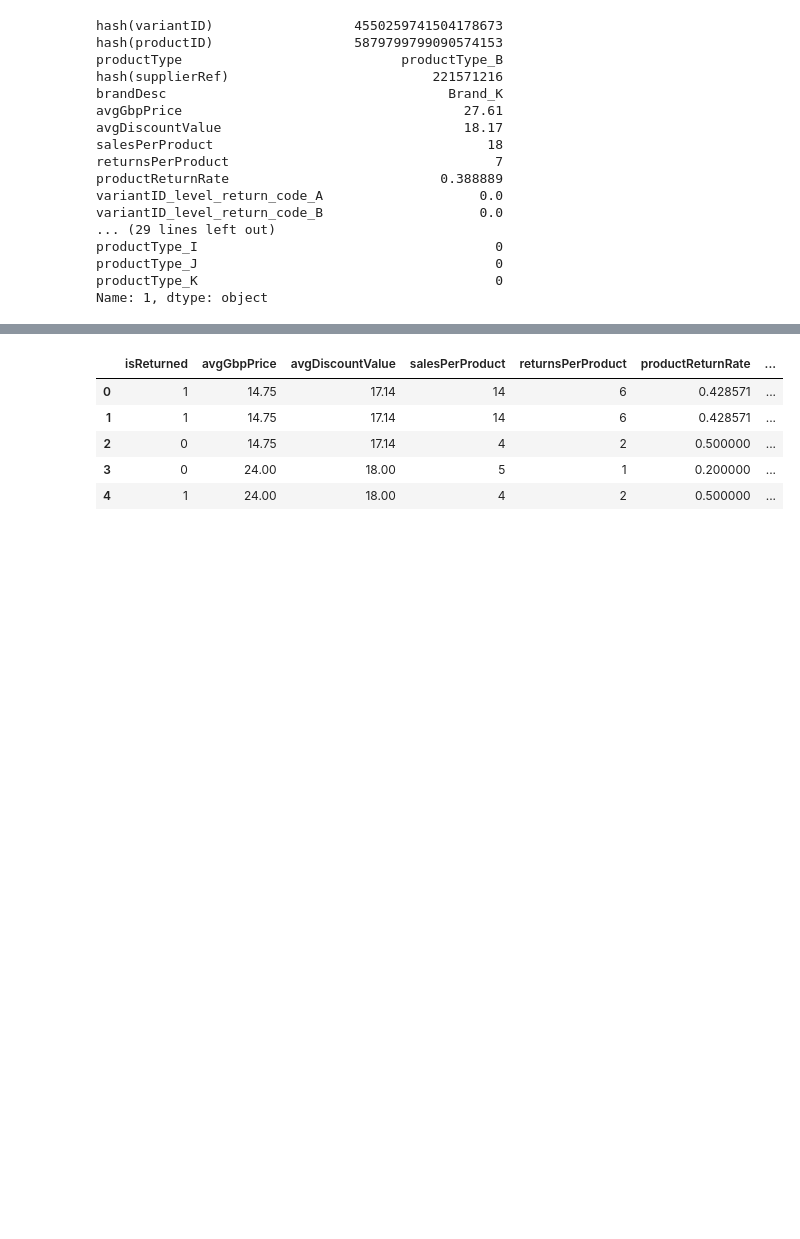
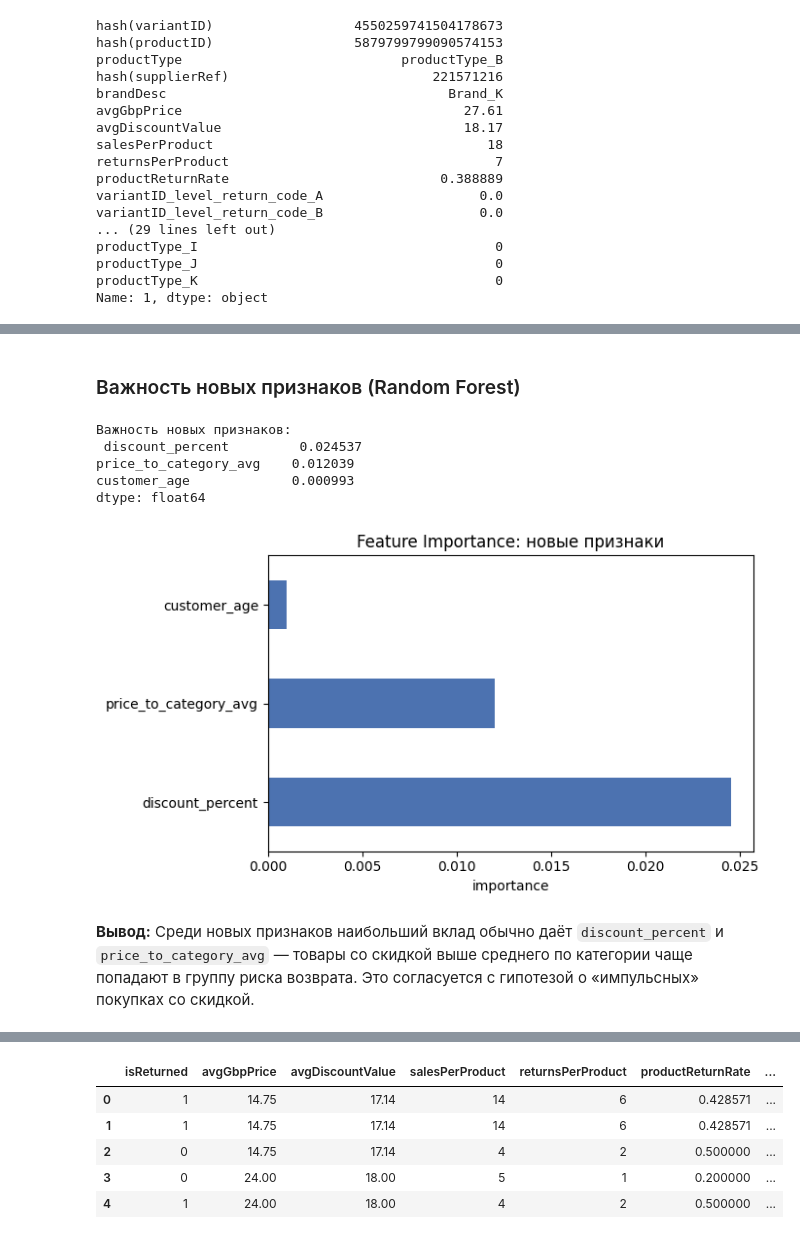
Before and after one commit to hsemlcourse/hseml-group-project-DariaDusheiko, a Jupyter notebook: notebooks/TABM.ipynb, the cells around one changed output, grey strips where cells are left out. Cells and saved outputs as stored; diff of their text form; code cells hidden in the pictures; blank space fills up the shorter version.

```diff
--- a/notebooks/TABM.ipynb
+++ b/notebooks/TABM.ipynb
@@ -92,0 +284,37 @@ df_t = df_t.drop(['hash(variantID)', 'hash(productID)', 'hash(customerId)', 'pro
+# %% [markdown]
+### Важность новых признаков (Random Forest)
+# %%
+import matplotlib.pyplot as plt
+from sklearn.ensemble import RandomForestClassifier
+from sklearn.model_selection import train_test_split
+
+feat_cols = [c for c in df_t.columns if c != "isReturned"]
+X_fe = df_t[feat_cols].astype(float)
+y_fe = df_t["isReturned"].values
+
+X_tr, X_te, y_tr, y_te = train_test_split(
+    X_fe, y_fe, test_size=0.2, random_state=SEED, stratify=y_fe
+)
+
+rf_fi = RandomForestClassifier(n_estimators=100, max_depth=10, random_state=SEED, n_jobs=-1)
+rf_fi.fit(X_tr, y_tr)
+
+importance = pd.Series(rf_fi.feature_importances_, index=feat_cols).sort_values(ascending=False)
+top_eng = importance[engineered].sort_values(ascending=False)
+print("Важность новых признаков:\n", top_eng)
+
+fig, ax = plt.subplots(figsize=(7, 4))
+top_eng.plot(kind="barh", ax=ax, color="#4C72B0")
+ax.set_title("Feature Importance: новые признаки")
+ax.set_xlabel("importance")
+plt.tight_layout()
+plt.show()
+# %% [output]
+Важность новых признаков:
+ discount_percent         0.024537
+price_to_category_avg    0.012039
+customer_age             0.000993
+dtype: float64
+[figure, added]
+# %% [markdown]
+**Вывод:** Среди новых признаков наибольший вклад обычно даёт `discount_percent` и `price_to_category_avg` — товары со скидкой выше среднего по категории чаще попадают в группу риска возврата. Это согласуется с гипотезой о «импульсных» покупках со скидкой.
```
Also changed, not shown: parts of 39 cells of this notebook, 19 other files.
